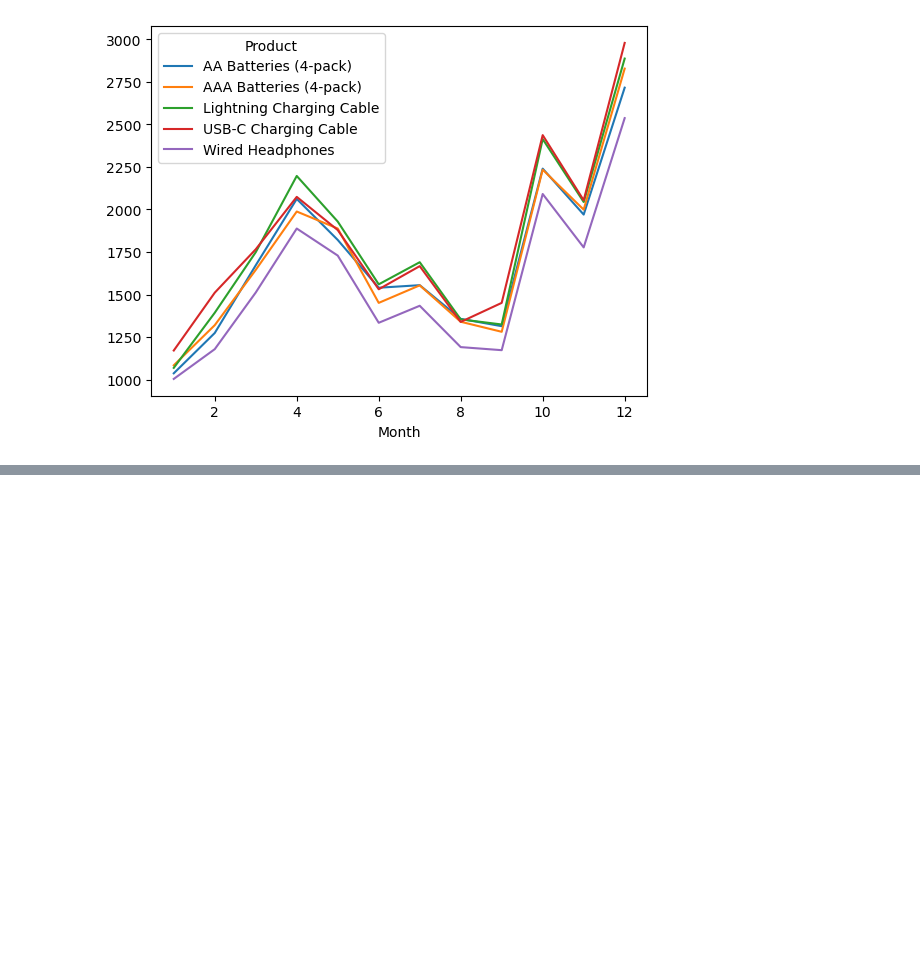
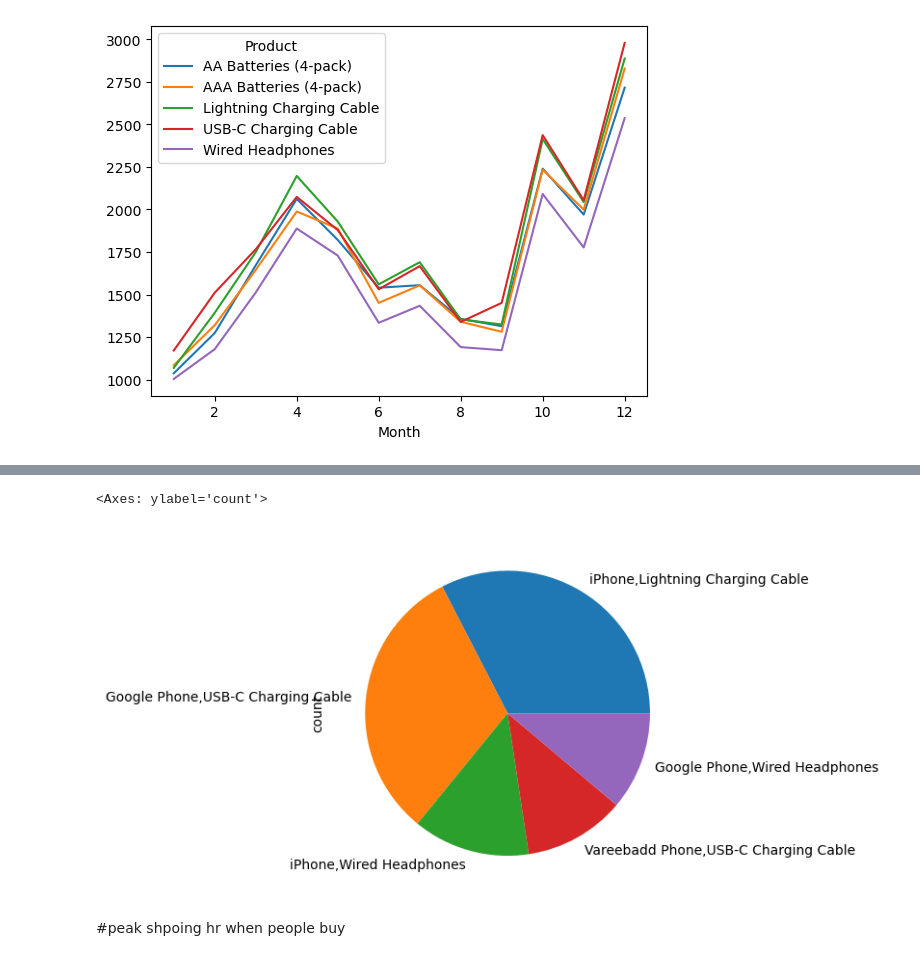
Before and after one commit to ThonteShila/DataAnalytics_Projects, a Jupyter notebook: Sales Data Analytics/Sales_data.ipynb, the cells around one changed output, grey strips where cells are left out. Drawn from its saved outputs; the diff is of its cells as text; code cells hidden in the pictures; blank space fills up the shorter version.

```diff
--- a/Sales Data Analytics/Sales_data.ipynb
+++ b/Sales Data Analytics/Sales_data.ipynb
@@ -393,0 +394,6 @@ pivot.plot()
+# %%
+df_duplicated=df[df["Order ID"].duplicated(keep=False)]
+# %%
+dup_df=df_duplicated.groupby("Order ID")["Product"].apply(lambda x:','.join(x)).reset_index().rename(columns={"Product":"Grouped_Products"})
+# %%
+dup_data=df_duplicated.merge(dup_df,how='left')
@@ -393,0 +416,2 @@ pivot.plot()
+# %%
+final=dup_data.drop_duplicates(subset="Order ID")
@@ -393,0 +434,5 @@ pivot.plot()
+# %%
+final["Grouped_Products"].value_counts()[0:5].plot.pie()
+# %% [output]
+<Axes: ylabel='count'>
+[figure, added]
@@ -393,0 +441,2 @@ pivot.plot()
+# %% [markdown]
+#peak shpoing hr when people buy
```
Also changed, not shown: parts of 14 cells of this notebook, 1 other file.
